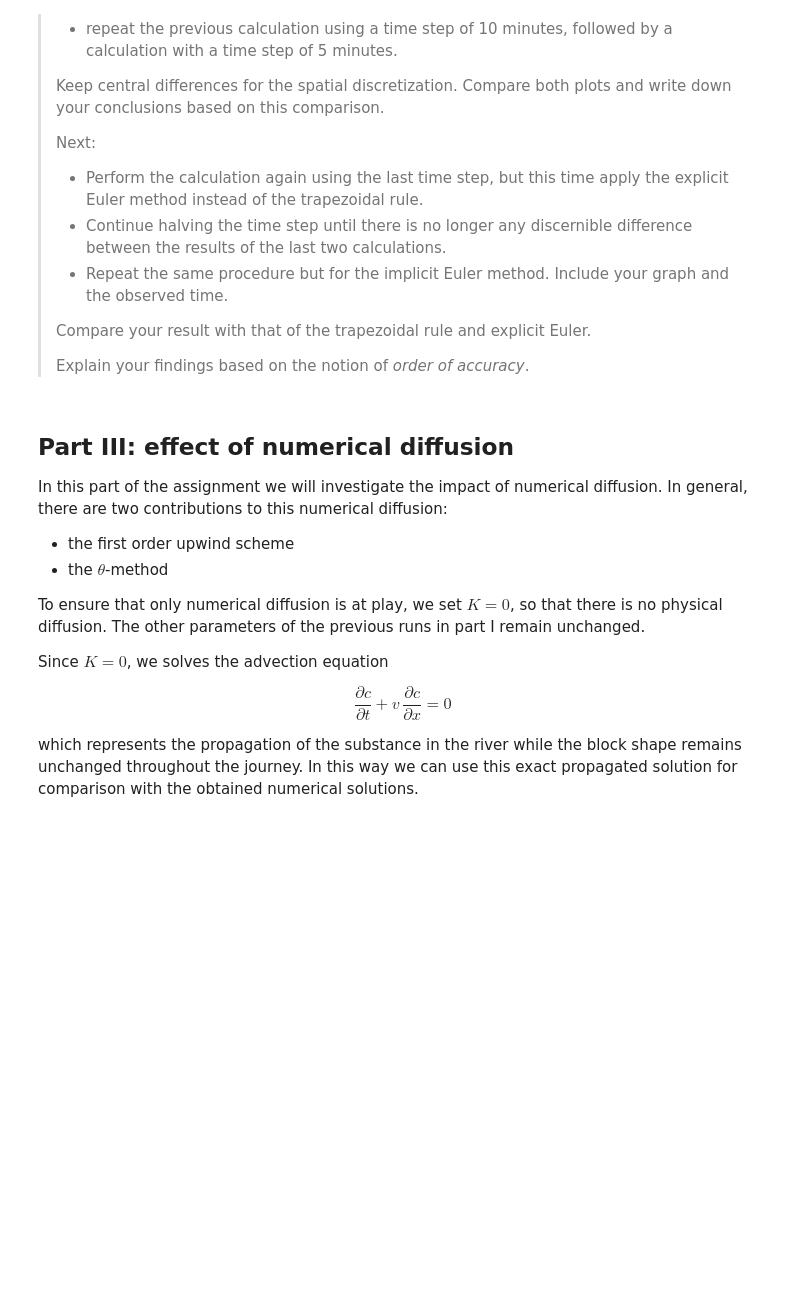
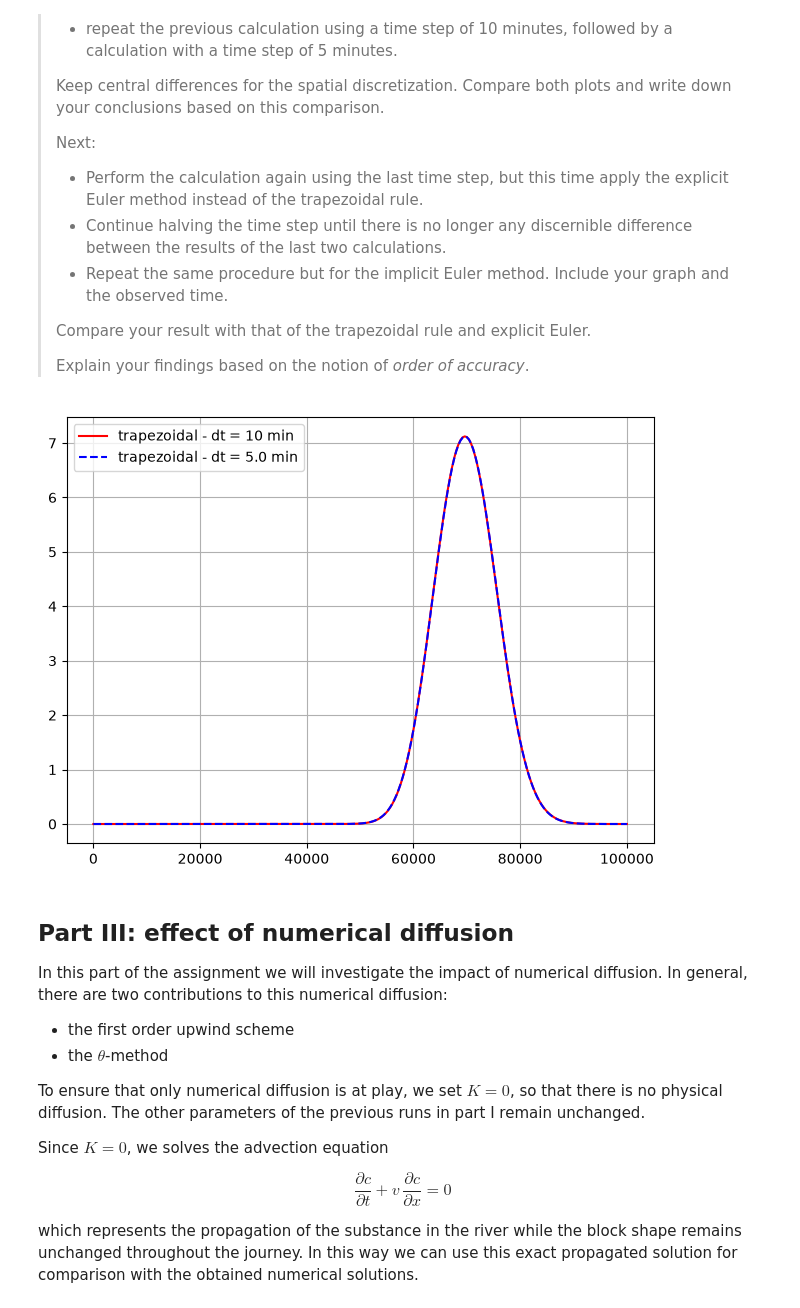
Before and after one commit to NielsJongsma/GA2.1, a Jupyter notebook: grp09.ipynb, the cells around one changed output. Drawn from its saved outputs; the diff is of its cells as text; code cells hidden in the pictures; blank space fills up the shorter version.

```diff
--- a/grp09.ipynb
+++ b/grp09.ipynb
@@ -237,30 +242,30 @@ In the remainder of this assignment we will work with these three schemes.
 # %%
 # Parameters for Task 2.1
 
 # We do the first one for you!
 dxmethod = 'central'
 dtmethod = 'theta'
 
 theta = 0.5
 
 # replot the current result
 plt.plot(x,c[N,:],'r',label='trapezoidal - dt = 10 min')
 
 # reduce time step by factor 2
 dt = dt / 2
 
 
 # Now it's your turn!
 
-### YOUR CODE HERE ###
-
-
-# finalize the plot. Hint: plot them together on the same figure
-plt.axis(np.array([0,lenD,-1,10]))
-plt.xlabel('distance [m]')
-plt.ylabel('concentration [mg/m3]')
-plt.legend(loc = "upper left")
+c_new = advdiff(u,K,c0,lenD,dt,Tend,dxmethod,dtmethod,theta)
+N_new = int(Tend/dt)
+plt.plot(x,c_new[N_new,:],'b--',label=f'trapezoidal - dt = {dt/60} min')
+plt.legend(loc='upper left')
+plt.tight_layout()
 plt.grid()
+plt.show()
+# %% [output]
+[figure, added]
 # %% [markdown]
 ## Part III: effect of numerical diffusion
 
```
Also changed, not shown: parts of 7 cells of this notebook.
